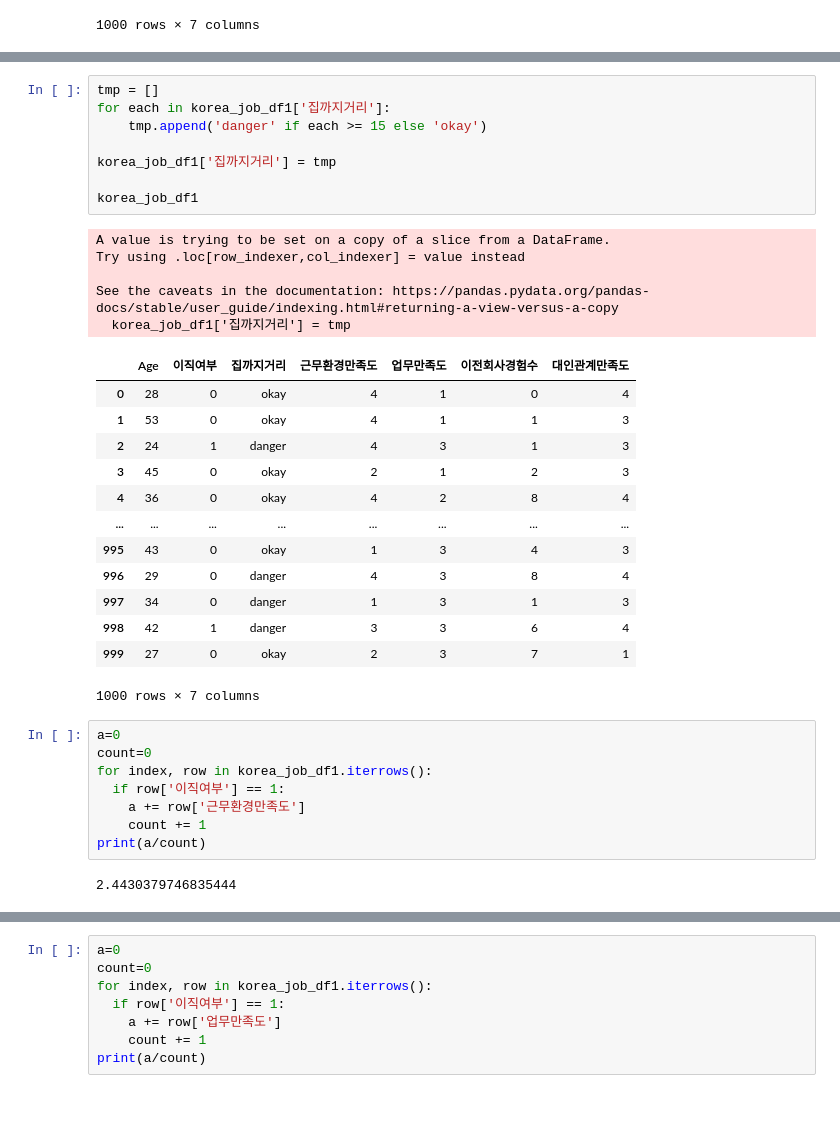
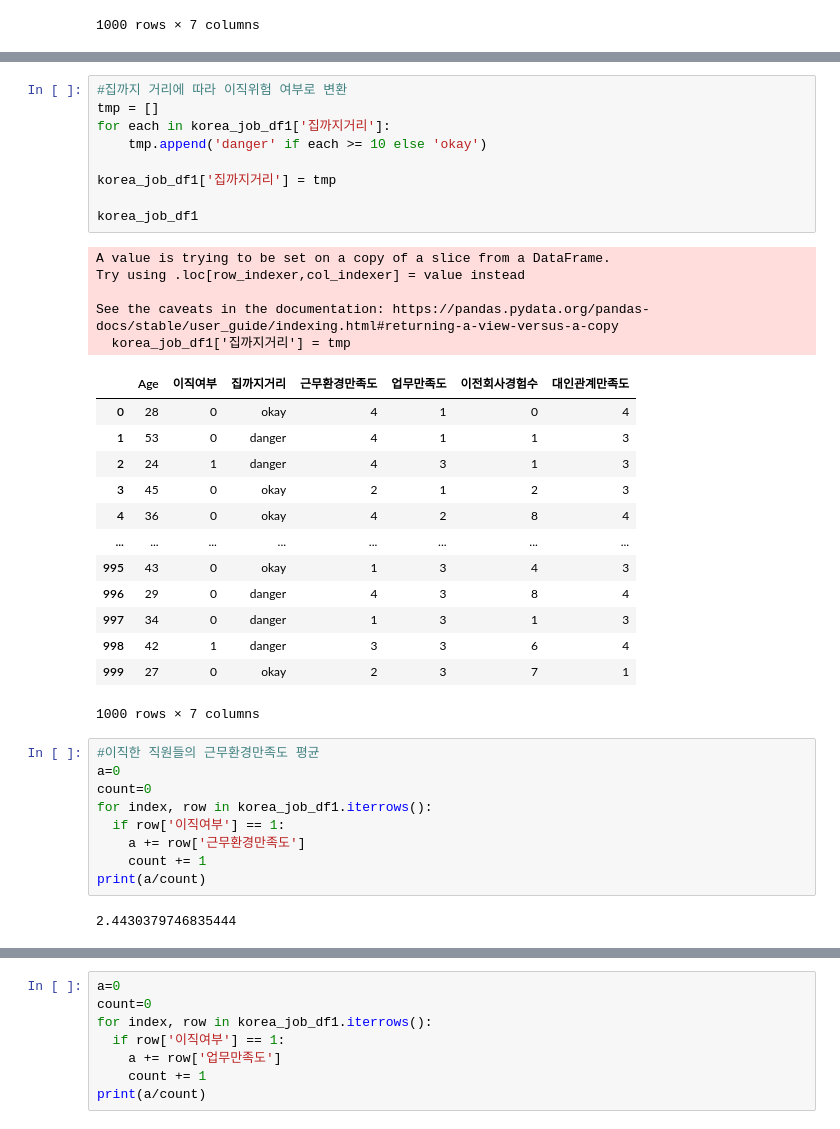
Before and after one commit to Jesuslovesyou21/bigdata, a Jupyter notebook: 빅데이터_개론_퀴즈_2_22400570_이윤재.ipynb, the cells around one changed output, grey strips where cells are left out. Saved outputs shown, nothing was run; the diff lists cells and outputs as text.

```diff
--- a/빅데이터_개론_퀴즈_2_22400570_이윤재.ipynb
+++ b/빅데이터_개론_퀴즈_2_22400570_이윤재.ipynb
@@ -54,20 +69,21 @@ korea_job_df1
 # %%
+#집까지 거리에 따라 이직위험 여부로 변환
 tmp = []
 for each in korea_job_df1['집까지거리']:
-    tmp.append('danger' if each >= 15 else 'okay')
+    tmp.append('danger' if each >= 10 else 'okay')
 
 korea_job_df1['집까지거리'] = tmp
 
 korea_job_df1
 # %% [output]
 A value is trying to be set on a copy of a slice from a DataFrame.
 Try using .loc[row_indexer,col_indexer] = value instead
 
 See the caveats in the documentation: https://pandas.pydata.org/pandas-docs/stable/user_guide/indexing.html#returning-a-view-versus-a-copy
   korea_job_df1['집까지거리'] = tmp
 |  | Age | 이직여부 | 집까지거리 | 근무환경만족도 | 업무만족도 | 이전회사경험수 | 대인관계만족도 |
 | 0 | 28 | 0 | okay | 4 | 1 | 0 | 4 |
-| 1 | 53 | 0 | okay | 4 | 1 | 1 | 3 |
+| 1 | 53 | 0 | danger | 4 | 1 | 1 | 3 |
 | 2 | 24 | 1 | danger | 4 | 3 | 1 | 3 |
 | 3 | 45 | 0 | okay | 2 | 1 | 2 | 3 |
 | 4 | 36 | 0 | okay | 4 | 2 | 8 | 4 |
@@ -79,6 +95,7 @@ See the caveats in the documentation: https://pandas.pydata.org/pandas-docs/stab
 | 999 | 27 | 0 | okay | 2 | 3 | 7 | 1 |
 1000 rows × 7 columns
 # %%
+#이직한 직원들의 근무환경만족도 평균
 a=0
 count=0
 for index, row in korea_job_df1.iterrows():
```
Also changed, not shown: parts of 14 cells of this notebook.
